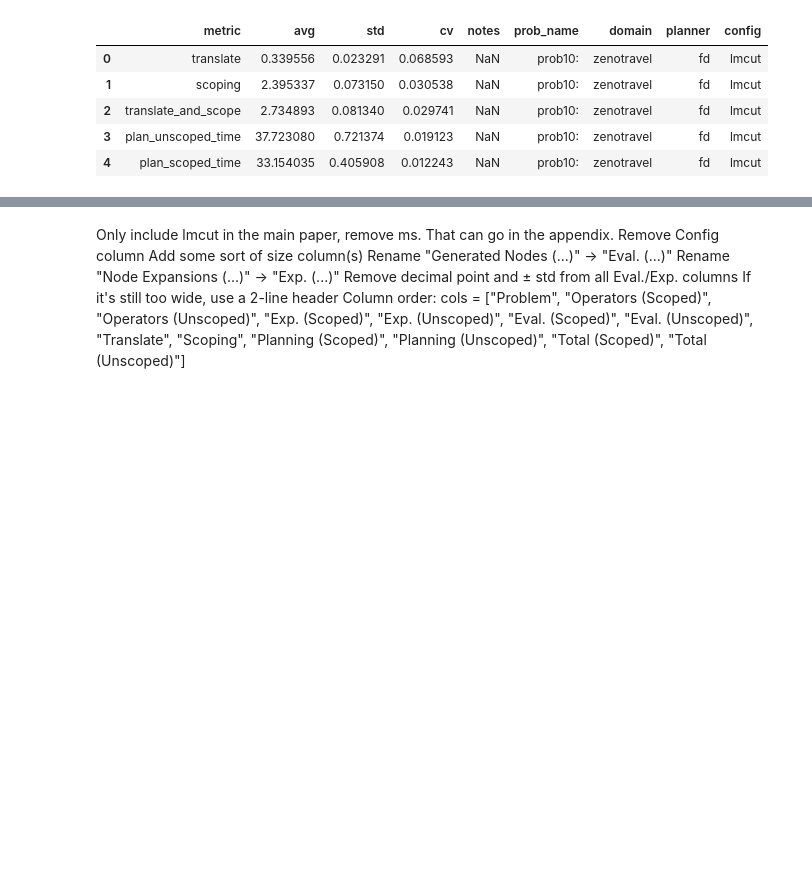
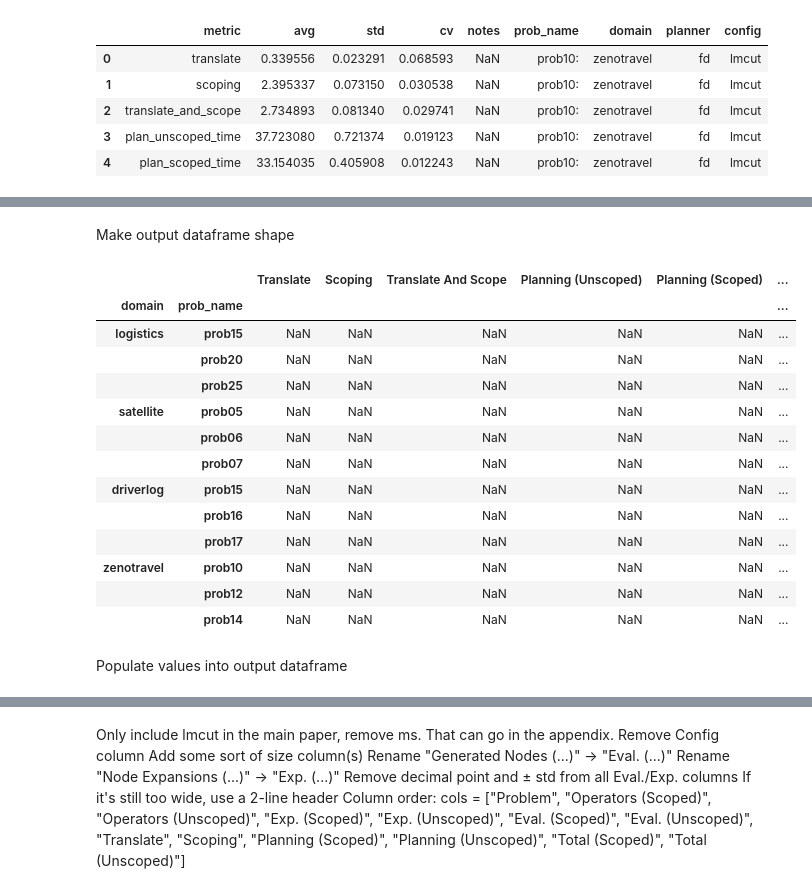
Before and after one commit to h2r/Task-Scoping, a Jupyter notebook: experiments/graph_2023.ipynb, the cells around one changed output, grey strips where cells are left out. Cells and saved outputs as stored; diff of their text form; code cells hidden in the pictures; blank space fills up the shorter version.

```diff
--- a/experiments/graph_2023.ipynb
+++ b/experiments/graph_2023.ipynb
@@ -237,0 +119,27 @@ display(df_out)
+# %%
+def pair2comp_metric(s: str) -> str:
+    return s + " (Comp)"
+# %% [markdown]
+Make output dataframe shape
+# %%
+c_ind = ["domain", "prob_name"]
+cols_p = list(df["metric"].unique()) + [pair2comp_metric(s) for s in paired_metrics]
+df_p = pd.DataFrame(index=df[c_ind].drop_duplicates(keep="first").set_index(c_ind).index, columns=cols_p)
+df_p
+# %% [output]
+|  |  | Translate | Scoping | Translate And Scope | Planning (Unscoped) | Planning (Scoped) | ... |
+| domain | prob_name |  |  |  |  |  | ... |
+| logistics | prob15 | NaN | NaN | NaN | NaN | NaN | ... |
+|  | prob20 | NaN | NaN | NaN | NaN | NaN | ... |
+|  | prob25 | NaN | NaN | NaN | NaN | NaN | ... |
+| satellite | prob05 | NaN | NaN | NaN | NaN | NaN | ... |
+|  | prob06 | NaN | NaN | NaN | NaN | NaN | ... |
+|  | prob07 | NaN | NaN | NaN | NaN | NaN | ... |
+| driverlog | prob15 | NaN | NaN | NaN | NaN | NaN | ... |
+|  | prob16 | NaN | NaN | NaN | NaN | NaN | ... |
+|  | prob17 | NaN | NaN | NaN | NaN | NaN | ... |
+| zenotravel | prob10 | NaN | NaN | NaN | NaN | NaN | ... |
+|  | prob12 | NaN | NaN | NaN | NaN | NaN | ... |
+|  | prob14 | NaN | NaN | NaN | NaN | NaN | ... |
+# %% [markdown]
+Populate values into output dataframe
```
Also changed, not shown: parts of 23 cells of this notebook, 1 other file.
